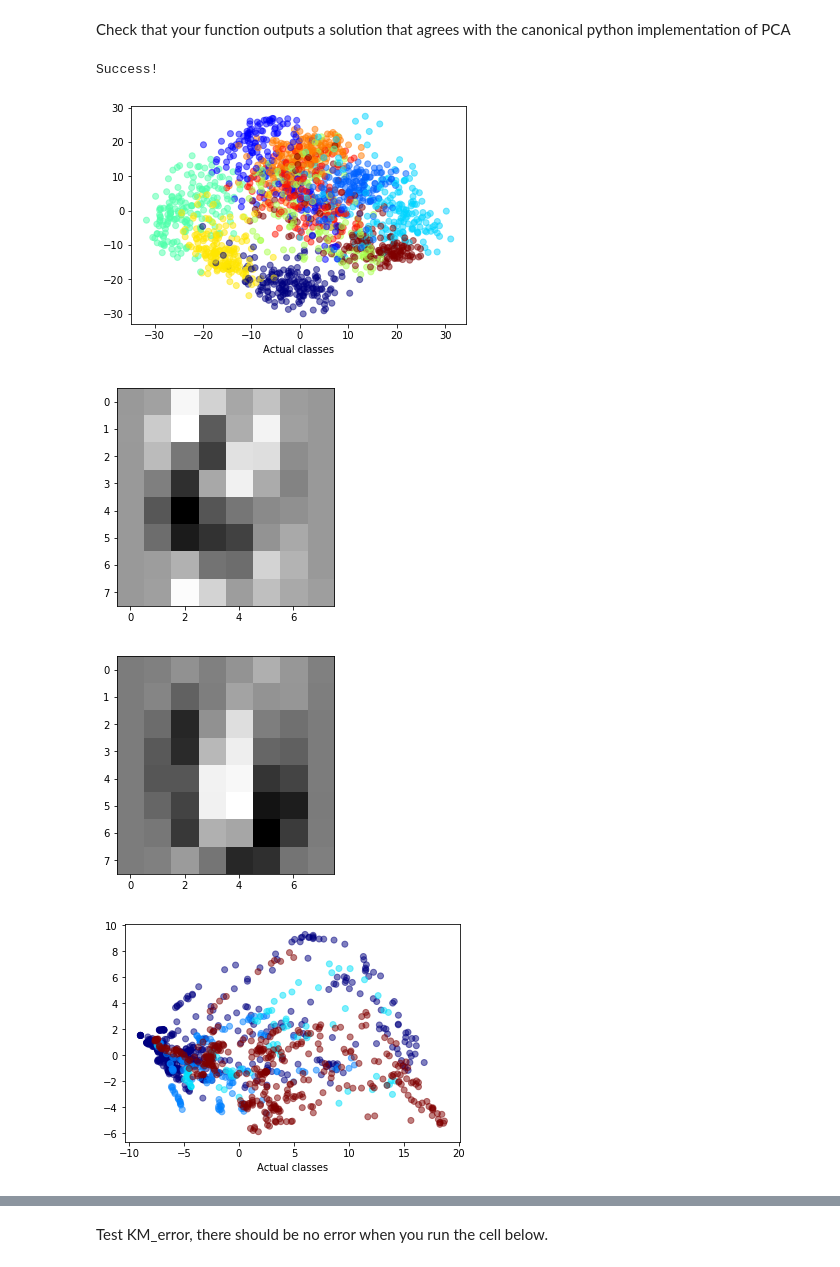
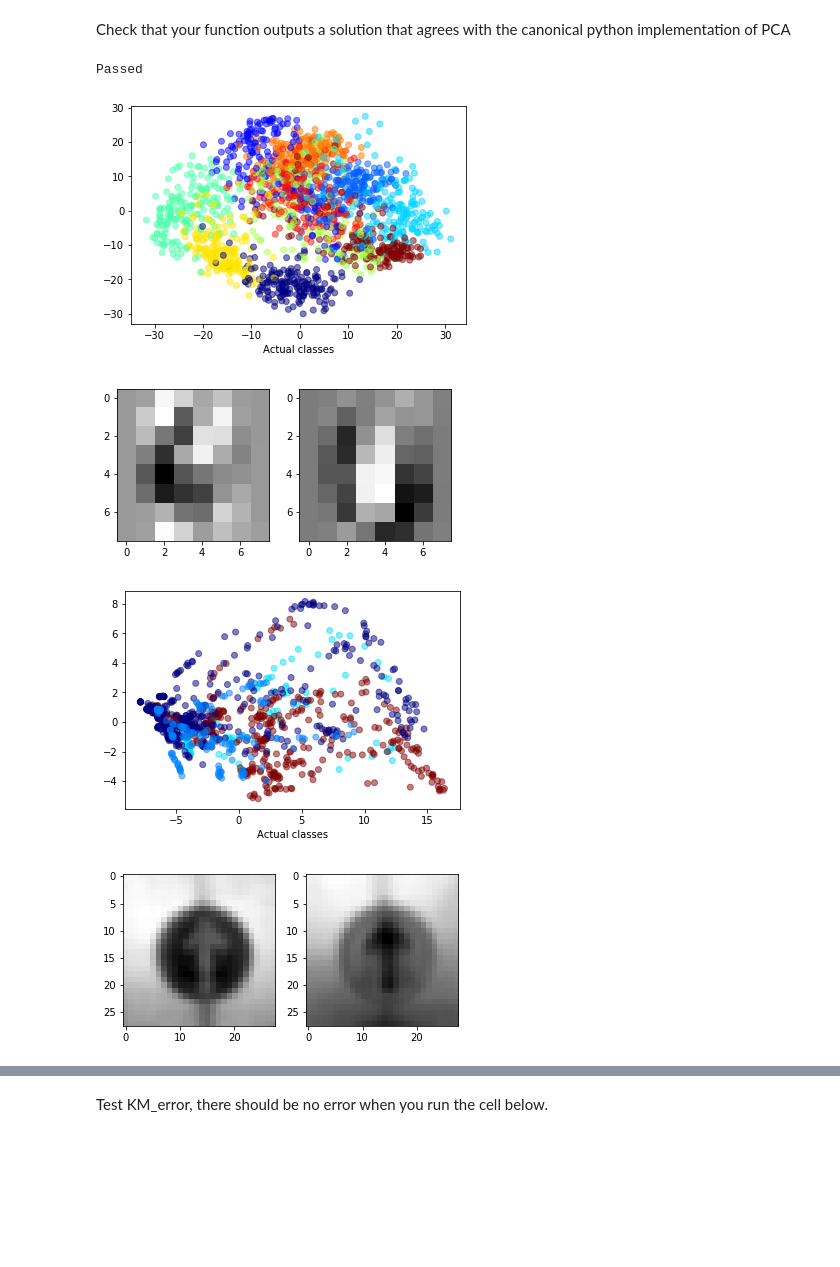
Before and after one commit to hlynurd/unsupervised-vizdoom, a Jupyter notebook: old_notebooks/trafficsign_gtest.ipynb, the cells around one changed output, grey strips where cells are left out. Cells and saved outputs as stored; diff of their text form; code cells hidden in the pictures; blank space fills up the shorter version.

```diff
--- a/old_notebooks/trafficsign_gtest.ipynb
+++ b/old_notebooks/trafficsign_gtest.ipynb
@@ -85,32 +90,34 @@ pca.fit(XX)
 if np.transpose(V).shape == pca.components_.shape:
     print("Try transposing your eigenvector output")
 assert(np.allclose([1, 1], np.abs(np.diagonal(np.inner(V, pca.components_)))))
-print("Passed)
+print("Passed")
 # %% [output]
-Success!
+Passed
 # %%
-X, Y = load_ini_data2()
+X, Y = load_ini_data2(duckdns=True)
 clusters = len(np.unique(Y))
 # %%
 # Viz with 2 pca components
 pca_features, _, _ = PCA2(XX, 2)
 plt.xlabel('Actual classes')
 plt.scatter(pca_features[:,0], pca_features[:,1], c=YY, alpha=0.5, cmap="jet")
 plt.show()
 for i in range(2):
+    plt.subplot(1, 2, i+1)
     comp_image = np.reshape(V[i,:], (8,8))
     plt.imshow(comp_image, cmap="gray")
-    plt.show()
+plt.show()
 pca_features, _, V = PCA2(X, 2)
 plt.xlabel('Actual classes')
 plt.scatter(pca_features[:,0], pca_features[:,1], c=Y, alpha=0.5, cmap="jet")
 plt.show()
 for i in range(2):
-    comp_image = np.reshape(V[i,:], (32, 32))
+    plt.subplot(1, 2, i+1)
+    comp_image = np.reshape(V[i,:], (28, 28))
     plt.imshow(comp_image, cmap="gray")
-    plt.show()
+plt.show()
 # %% [output]
 [figure]
-[figure, old version]
+[figure, new version]
-[figure, old version]
+[figure, new version]
-[figure, old version]
+[figure, new version]
```
Also changed, not shown: parts of 39 cells of this notebook.
